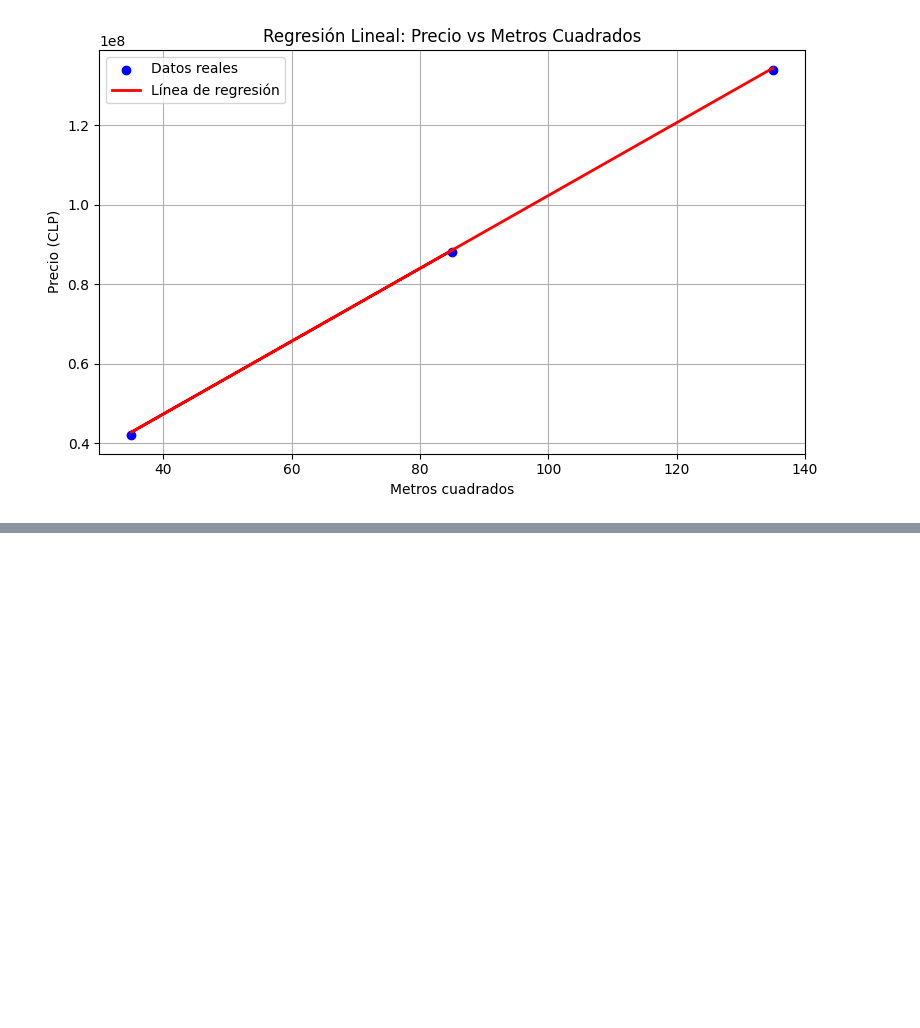
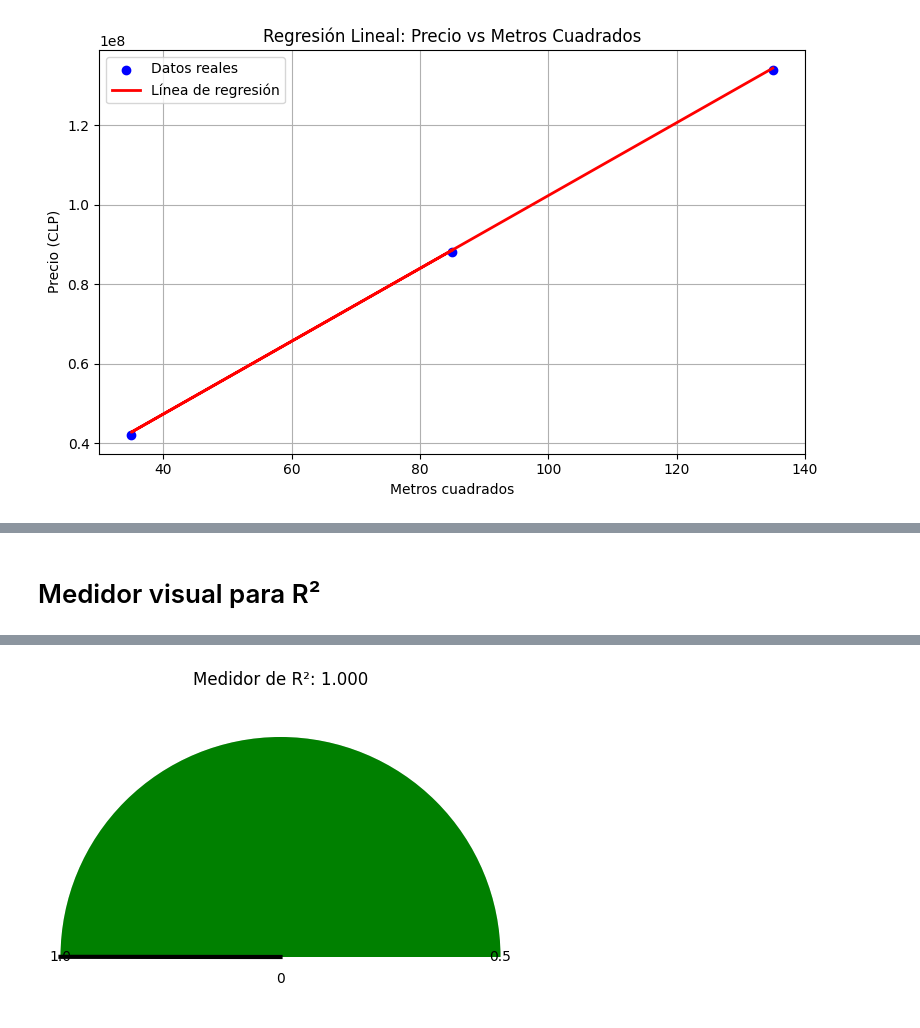
Before and after one commit to carnaezf/data-engineer, a Jupyter notebook: modulo-6/sesion-3/entrenamiento_del_modelo.ipynb, the cells around one changed output, grey strips where cells are left out. Cells and saved outputs as stored; diff of their text form; code cells hidden in the pictures; blank space fills up the shorter version.

Commit message:
Actualiazacion entrenamiento_del_modelo.ipynb

```diff
--- a/modulo-6/sesion-3/entrenamiento_del_modelo.ipynb
+++ b/modulo-6/sesion-3/entrenamiento_del_modelo.ipynb
@@ -167,0 +216,16 @@ plt.show()
+# %%
+from sklearn.metrics import mean_absolute_error, mean_squared_error, r2_score
+import numpy as np
+
+# Calcular métricas
+mae = mean_absolute_error(y_test, predicciones)
+mse = mean_squared_error(y_test, predicciones)
+rmse = np.sqrt(mse)
+r2 = r2_score(y_test, predicciones)
+
+# Mostrar resultados
+print(" Evaluación del modelo:")
+print(f"MAE  (Error absoluto medio):     {mae:,.0f} CLP")
+print(f"MSE  (Error cuadrático medio):   {mse:,.0f}")
+print(f"RMSE (Raíz del error cuadrático): {rmse:,.0f} CLP")
+print(f"R²   (Coeficiente de determinación): {r2:.3f}")
@@ -167,0 +304,33 @@ plt.show()
+# %% [markdown]
+# Medidor visual para R²
+# %%
+import matplotlib.pyplot as plt
+from matplotlib.patches import Wedge
+
+# Normalizar R² entre 0 y 1 para mostrar como medidor
+r2_clipped = max(0, min(1, r2))
+
+# Crear medidor tipo velocímetro
+fig, ax = plt.subplots(figsize=(6, 4))
+ax.axis('equal')
+ax.set_xlim(-1.5, 1.5)
+ax.set_ylim(-0.2, 1.2)
+
+# Dibujar la escala
+ax.add_patch(Wedge((0, 0), 1, 0, 180, facecolor="lightgray"))
+ax.add_patch(Wedge((0, 0), 1, 0, r2_clipped * 180, facecolor="green"))
+
+# Dibujar la aguja
+needle_angle = r2_clipped * 180
+x = np.cos(np.radians(needle_angle))
+y = np.sin(np.radians(needle_angle))
+ax.plot([0, x], [0, y], color="black", linewidth=3)
+
+# Títulos y leyenda
+plt.title(f"Medidor de R²: {r2:.3f}")
+plt.text(0, -0.1, "0", ha='center', va='center')
+plt.text(1, 0, "0.5", ha='center', va='center')
+plt.text(-1, 0, "1.0", ha='center', va='center')
+plt.axis('off')
+plt.show()
+# %% [output]
@@ -167,0 +338 @@ plt.show()
+[figure, added]
```
Also changed, not shown: parts of 8 cells of this notebook.
